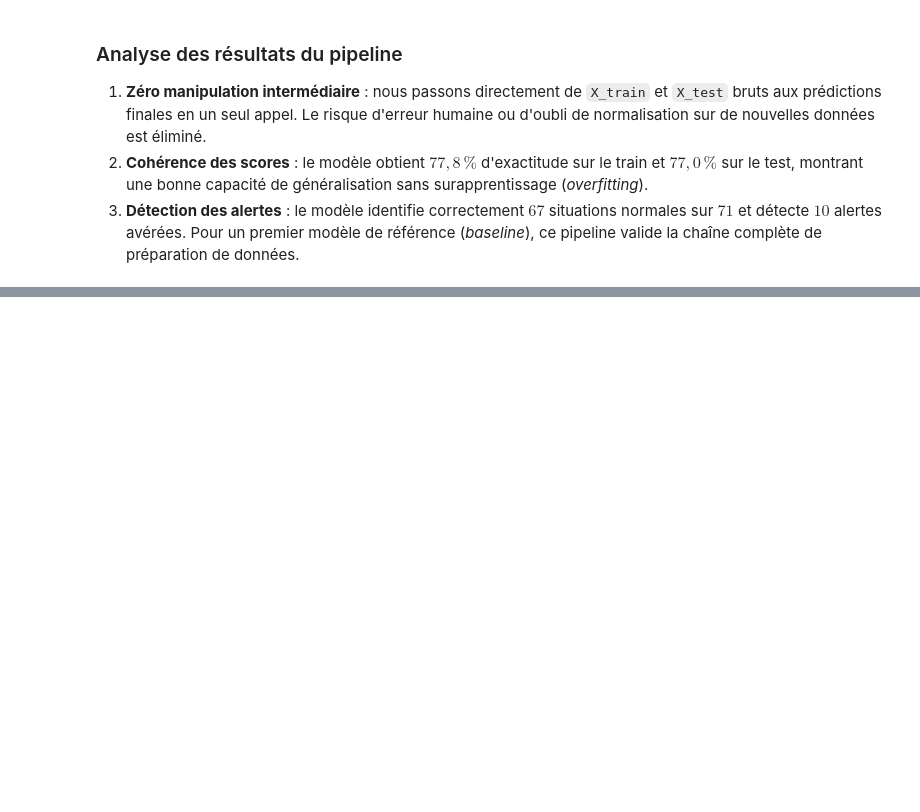
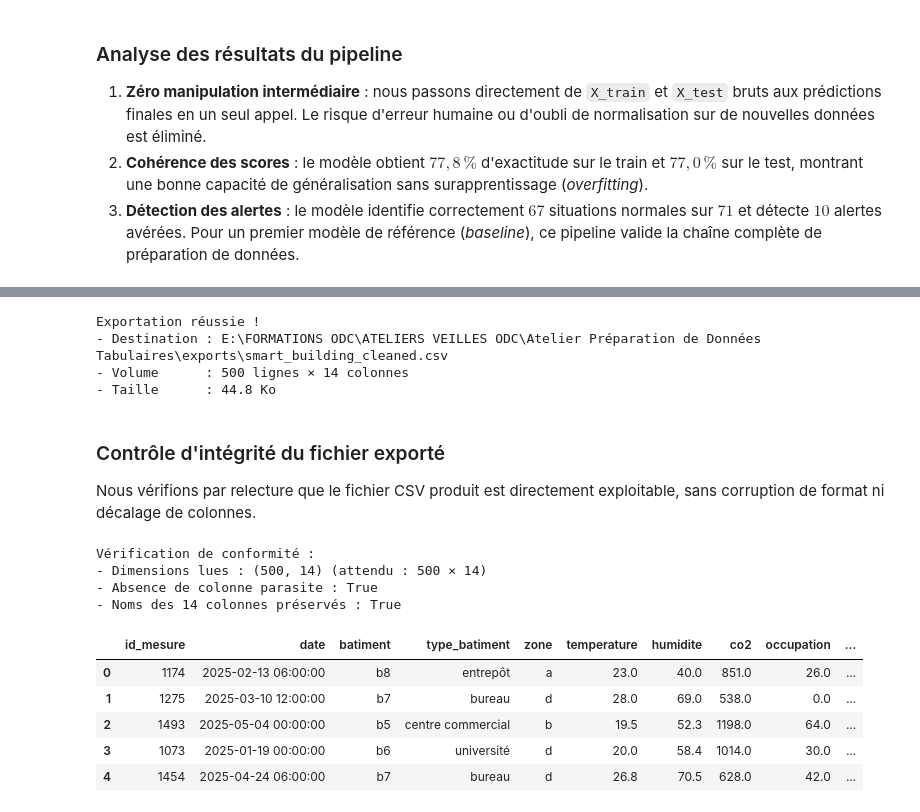
Before and after one commit to Abdouaziz2/atelier-prepa-donnees-tab, a Jupyter notebook: notebook/atelier-prepa-donnees-tab.ipynb, the cells around one changed output, grey strips where cells are left out. Saved outputs shown, nothing was run; the diff lists cells and outputs as text; code cells hidden in the pictures; blank space fills up the shorter version.

Commit message:
Parti 7: Exportation du model

```diff
--- a/notebook/atelier-prepa-donnees-tab.ipynb
+++ b/notebook/atelier-prepa-donnees-tab.ipynb
@@ -1791,0 +1802,47 @@ Non alerte (0)       0.78      0.96      0.86        71
+# %%
+import os
+from pathlib import Path
+
+# 1) Définition du chemin cible relatif (gère l'exécution depuis le dossier notebook ou la racine)
+dossier_exports = Path('../exports') if Path('../Data').exists() or Path('../data').exists() else Path('exports')
+dossier_exports.mkdir(parents=True, exist_ok=True)
+chemin_export = dossier_exports / 'smart_building_cleaned.csv'
+
+# 2) Exportation du DataFrame nettoyé
+df_nettoye.to_csv(chemin_export, index=False, encoding='utf-8')
+
+taille_ko = os.path.getsize(chemin_export) / 1024
+print(f"Exportation réussie !")
+print(f"- Destination : {chemin_export.resolve()}")
+print(f"- Volume      : {df_nettoye.shape[0]} lignes × {df_nettoye.shape[1]} colonnes")
+print(f"- Taille      : {taille_ko:.1f} Ko")
+# %% [output]
+Exportation réussie !
+- Destination : E:\FORMATIONS ODC\ATELIERS VEILLES ODC\Atelier Préparation de Données Tabulaires\exports\smart_building_cleaned.csv
+- Volume      : 500 lignes × 14 colonnes
+- Taille      : 44.8 Ko
+# %% [markdown]
+### Contrôle d'intégrité du fichier exporté
+
+Nous vérifions par relecture que le fichier CSV produit est directement exploitable, sans corruption de format ni décalage de colonnes.
+# %%
+# Relecture du fichier exporté
+df_exporte = pd.read_csv(chemin_export)
+
+print("Vérification de conformité :")
+print(f"- Dimensions lues : {df_exporte.shape} (attendu : 500 × 14)")
+print(f"- Absence de colonne parasite : {'Unnamed: 0' not in df_exporte.columns}")
+print(f"- Noms des 14 colonnes préservés : {list(df_exporte.columns) == list(df_nettoye.columns)}")
+
+display(df_exporte.head())
+# %% [output]
+Vérification de conformité :
+- Dimensions lues : (500, 14) (attendu : 500 × 14)
+- Absence de colonne parasite : True
+- Noms des 14 colonnes préservés : True
+|  | id_mesure | date | batiment | type_batiment | zone | temperature | humidite | co2 | occupation | ... |
+| 0 | 1174 | 2025-02-13 06:00:00 | b8 | entrepôt | a | 23.0 | 40.0 | 851.0 | 26.0 | ... |
+| 1 | 1275 | 2025-03-10 12:00:00 | b7 | bureau | d | 28.0 | 69.0 | 538.0 | 0.0 | ... |
+| 2 | 1493 | 2025-05-04 00:00:00 | b5 | centre commercial | b | 19.5 | 52.3 | 1198.0 | 64.0 | ... |
+| 3 | 1073 | 2025-01-19 00:00:00 | b6 | université | d | 20.0 | 58.4 | 1014.0 | 30.0 | ... |
+| 4 | 1454 | 2025-04-24 06:00:00 | b7 | bureau | d | 26.8 | 70.5 | 628.0 | 42.0 | ... |
```
Also changed, not shown: parts of 2 cells of this notebook, 1 other file.
